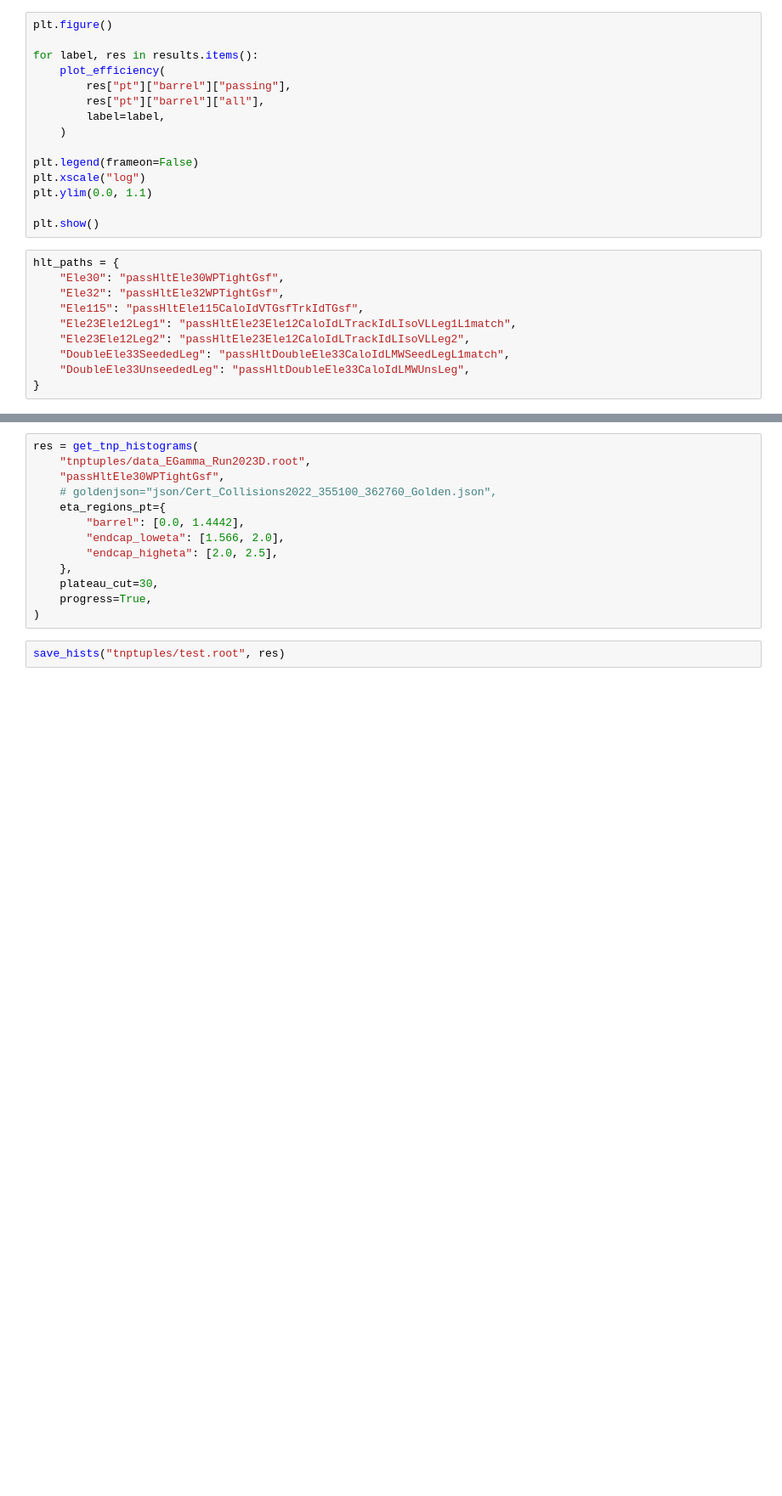
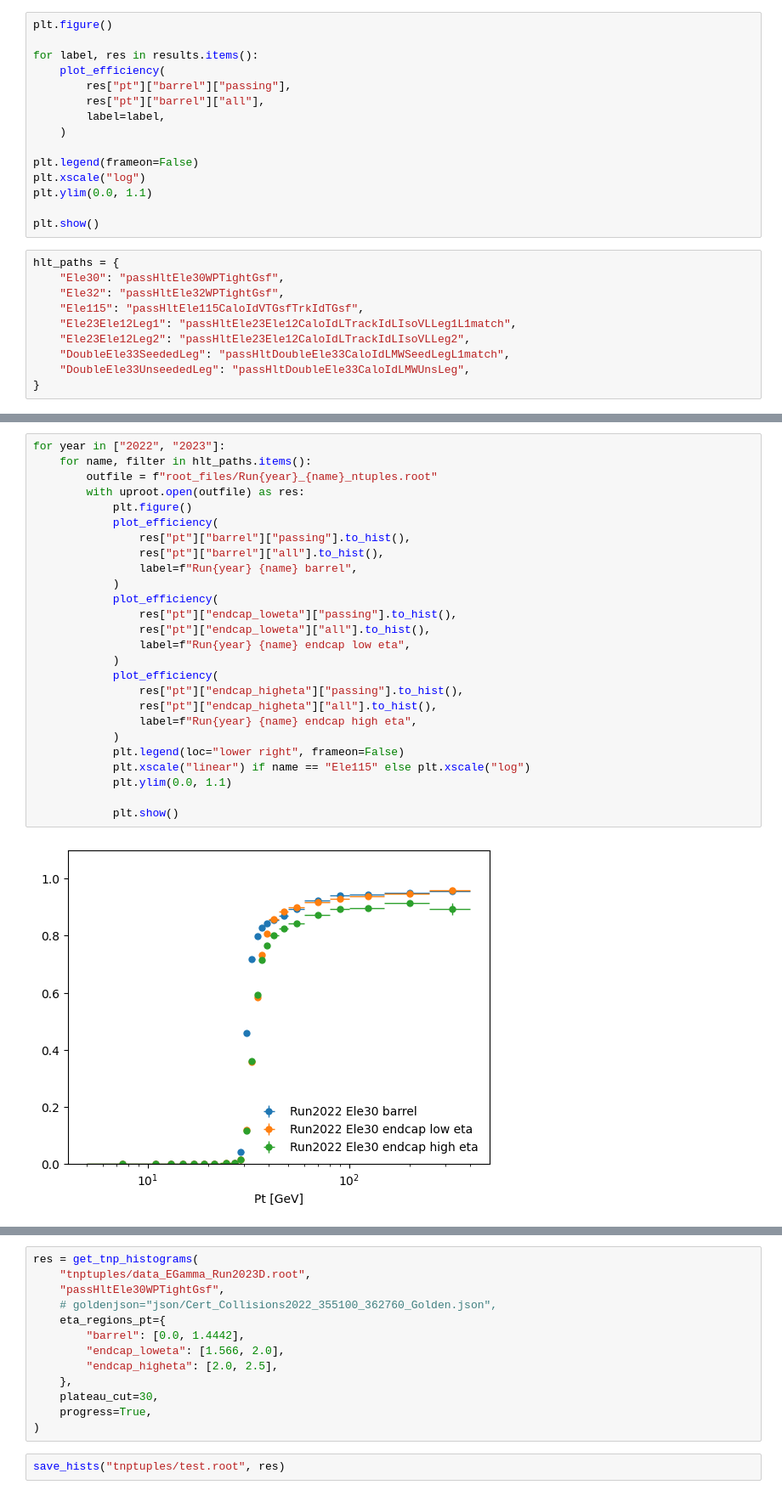
Before and after one commit to ikrommyd/egamma-tnp, a Jupyter notebook: ntuple_efficiency.ipynb, the cells around one changed output, grey strips where cells are left out. Shown at 85% size. Cells and saved outputs as stored; diff of their text form; blank space fills up the shorter version.

Commit message:
loop over years and hlt paths

```diff
--- a/ntuple_efficiency.ipynb
+++ b/ntuple_efficiency.ipynb
@@ -306,0 +403,28 @@ hlt_paths = {
+# %%
+for year in ["2022", "2023"]:
+    for name, filter in hlt_paths.items():
+        outfile = f"root_files/Run{year}_{name}_ntuples.root"
+        with uproot.open(outfile) as res:
+            plt.figure()
+            plot_efficiency(
+                res["pt"]["barrel"]["passing"].to_hist(),
+                res["pt"]["barrel"]["all"].to_hist(),
+                label=f"Run{year} {name} barrel",
+            )
+            plot_efficiency(
+                res["pt"]["endcap_loweta"]["passing"].to_hist(),
+                res["pt"]["endcap_loweta"]["all"].to_hist(),
+                label=f"Run{year} {name} endcap low eta",
+            )
+            plot_efficiency(
+                res["pt"]["endcap_higheta"]["passing"].to_hist(),
+                res["pt"]["endcap_higheta"]["all"].to_hist(),
+                label=f"Run{year} {name} endcap high eta",
+            )
+            plt.legend(loc="lower right", frameon=False)
+            plt.xscale("linear") if name == "Ele115" else plt.xscale("log")
+            plt.ylim(0.0, 1.1)
+
+            plt.show()
+# %% [output]
+[figure, added]
```
Also changed, not shown: parts of 4 cells of this notebook, 1 other file.
